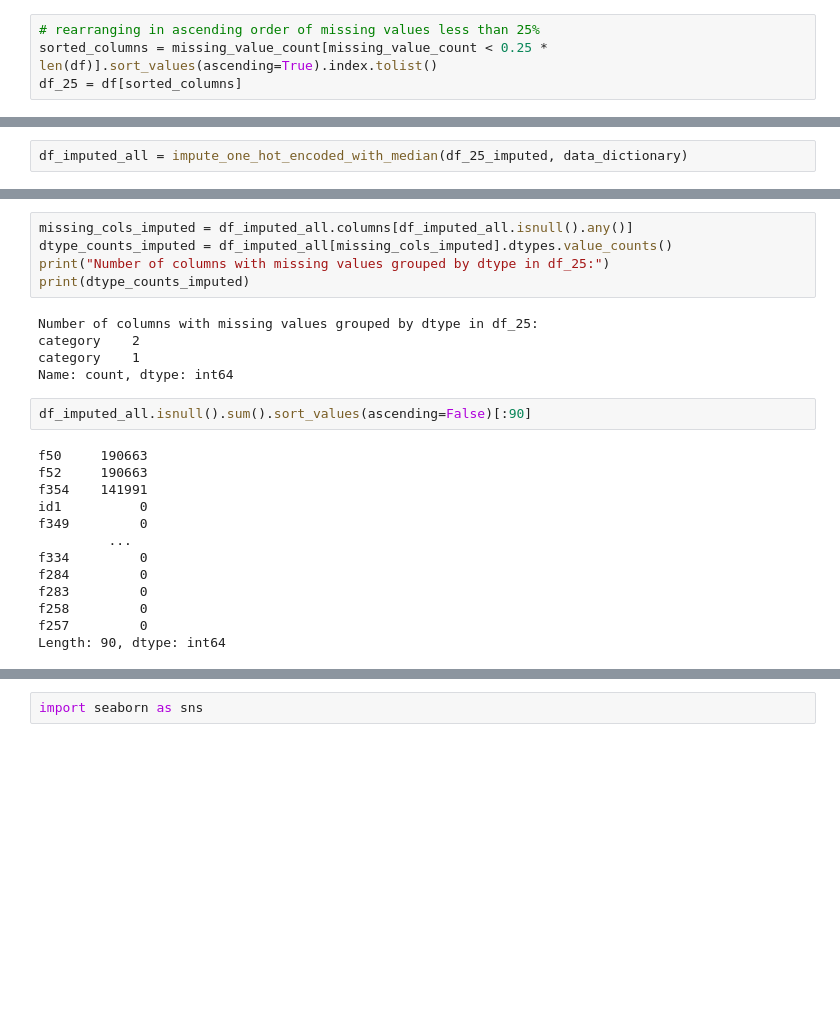
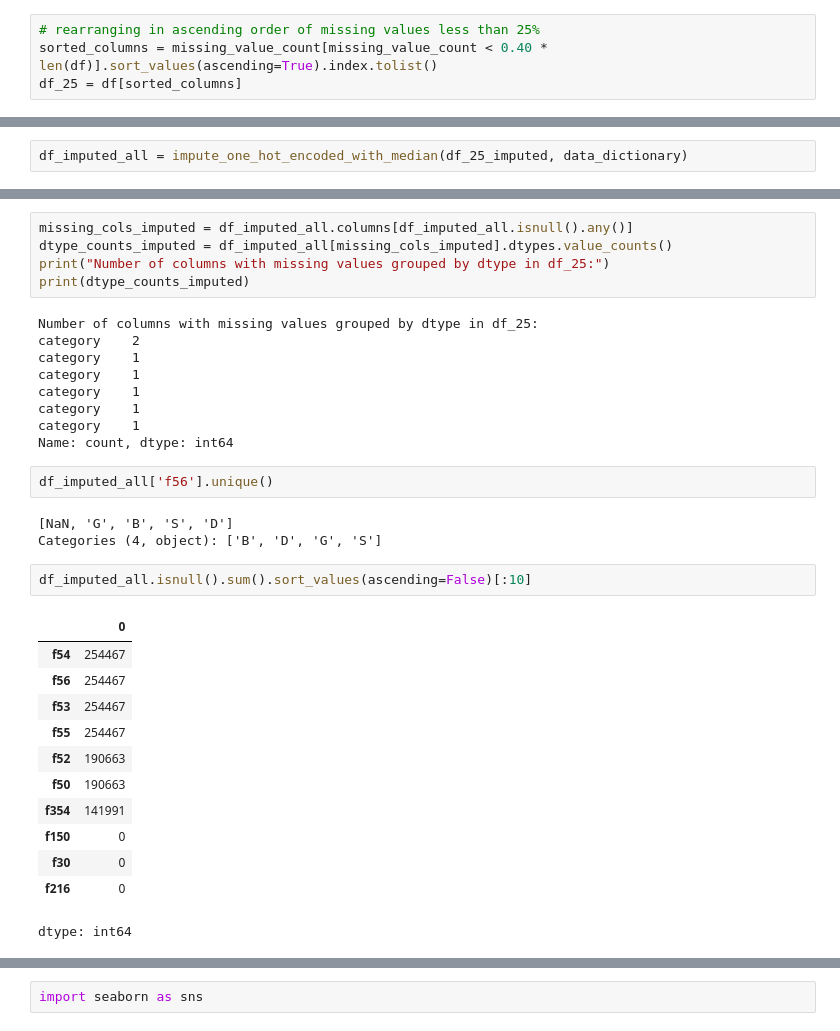
Before and after one commit to arpitkumar2004/AmEx-25, a Jupyter notebook: a.ipynb, the cells around one changed output, grey strips where cells are left out. Saved outputs shown, nothing was run; the diff lists cells and outputs as text; blank space fills up the shorter version.

```diff
--- a/a.ipynb
+++ b/a.ipynb
@@ -94,6 +110,6 @@ data_dictionary = pd.read_csv(r"/content/drive/MyDrive/AmEx/details/data_diction
 # %%
 # rearranging in ascending order of missing values less than 25%
-sorted_columns = missing_value_count[missing_value_count < 0.25 * len(df)].sort_values(ascending=True).index.tolist()
+sorted_columns = missing_value_count[missing_value_count < 0.40 * len(df)].sort_values(ascending=True).index.tolist()
 df_25 = df[sorted_columns]
 # %%
 df_25 = convert_column_types(df_25, data_dictionary)
@@ -278,19 +293,28 @@ print(dtype_counts_imputed)
 Number of columns with missing values grouped by dtype in df_25:
 category    2
 category    1
+category    1
+category    1
+category    1
+category    1
 Name: count, dtype: int64
+# %%
+df_imputed_all['f56'].unique()
+# %% [output]
+[NaN, 'G', 'B', 'S', 'D']
+Categories (4, object): ['B', 'D', 'G', 'S']
 # %%
-df_imputed_all.isnull().sum().sort_values(ascending=False)[:90]
+df_imputed_all.isnull().sum().sort_values(ascending=False)[:10]
 # %% [output]
+|  | 0 |
+| f54 | 254467 |
+| f56 | 254467 |
+| f53 | 254467 |
+| f55 | 254467 |
+| f52 | 190663 |
+| f50 | 190663 |
+| f354 | 141991 |
+| f150 | 0 |
+| f30 | 0 |
+| f216 | 0 |
-f50     190663
-f52     190663
-f354    141991
-id1          0
-f349         0
-         ...
-f334         0
-f284         0
-f283         0
-f258         0
-f257         0
-Length: 90, dtype: int64
+dtype: int64
```
Also changed, not shown: parts of 30 cells of this notebook.
